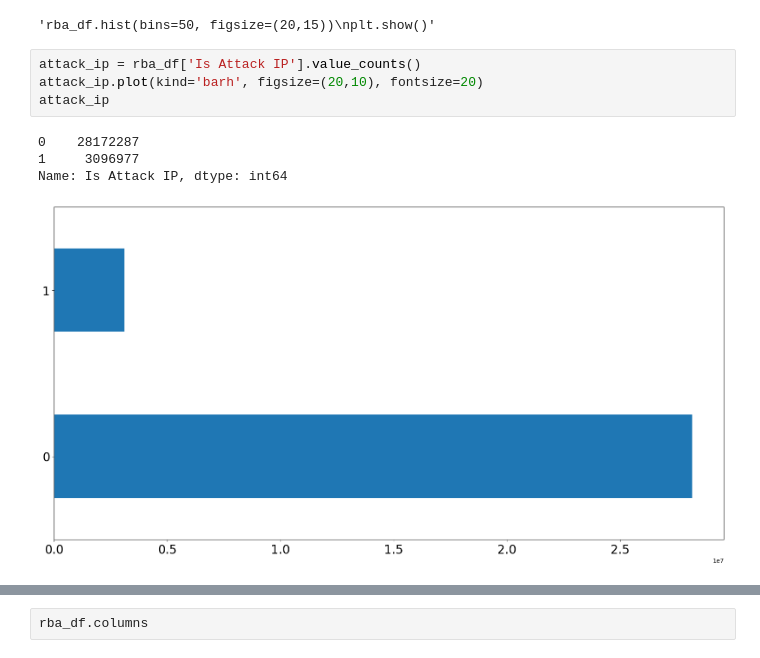
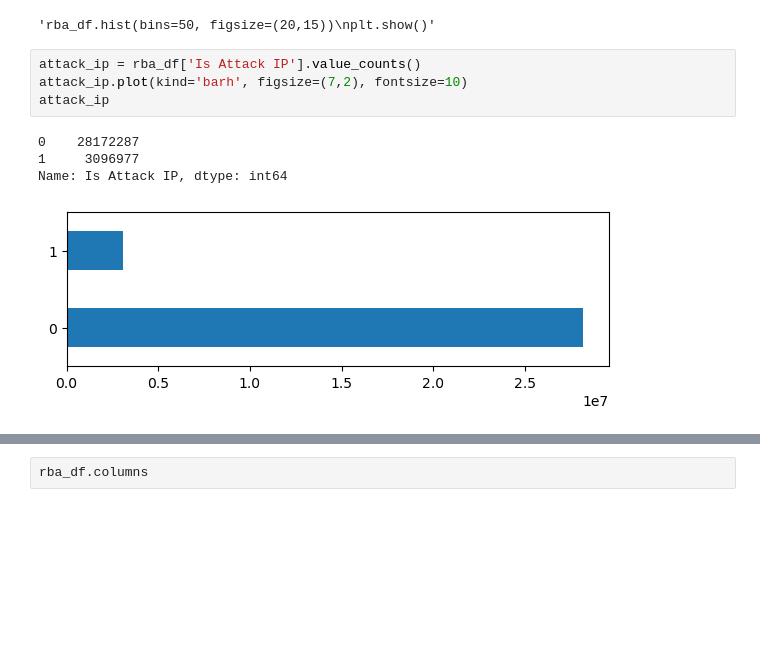
Before and after one commit to FIFRAZ/Machine-Learning-in-Cyber-Security, a Jupyter notebook: threat detection/DataExploration-UsingFullData.ipynb, the cells around one changed output, grey strips where cells are left out. Saved outputs shown, nothing was run; the diff lists cells and outputs as text; blank space fills up the shorter version.

```diff
--- a/threat detection/DataExploration-UsingFullData.ipynb
+++ b/threat detection/DataExploration-UsingFullData.ipynb
@@ -42,12 +42,12 @@ plt.show()'''
 'rba_df.hist(bins=50, figsize=(20,15))\nplt.show()'
 # %%
 attack_ip = rba_df['Is Attack IP'].value_counts()
-attack_ip.plot(kind='barh', figsize=(20,10), fontsize=20)
+attack_ip.plot(kind='barh', figsize=(7,2), fontsize=10)
 attack_ip
 # %% [output]
 0    28172287
 1     3096977
 Name: Is Attack IP, dtype: int64
-[figure, old version]
+[figure, new version]
 # %%
 account_takeover = rba_df['Is Account Takeover'].value_counts()
```
Also changed, not shown: parts of 3 cells of this notebook, 2 other files.
